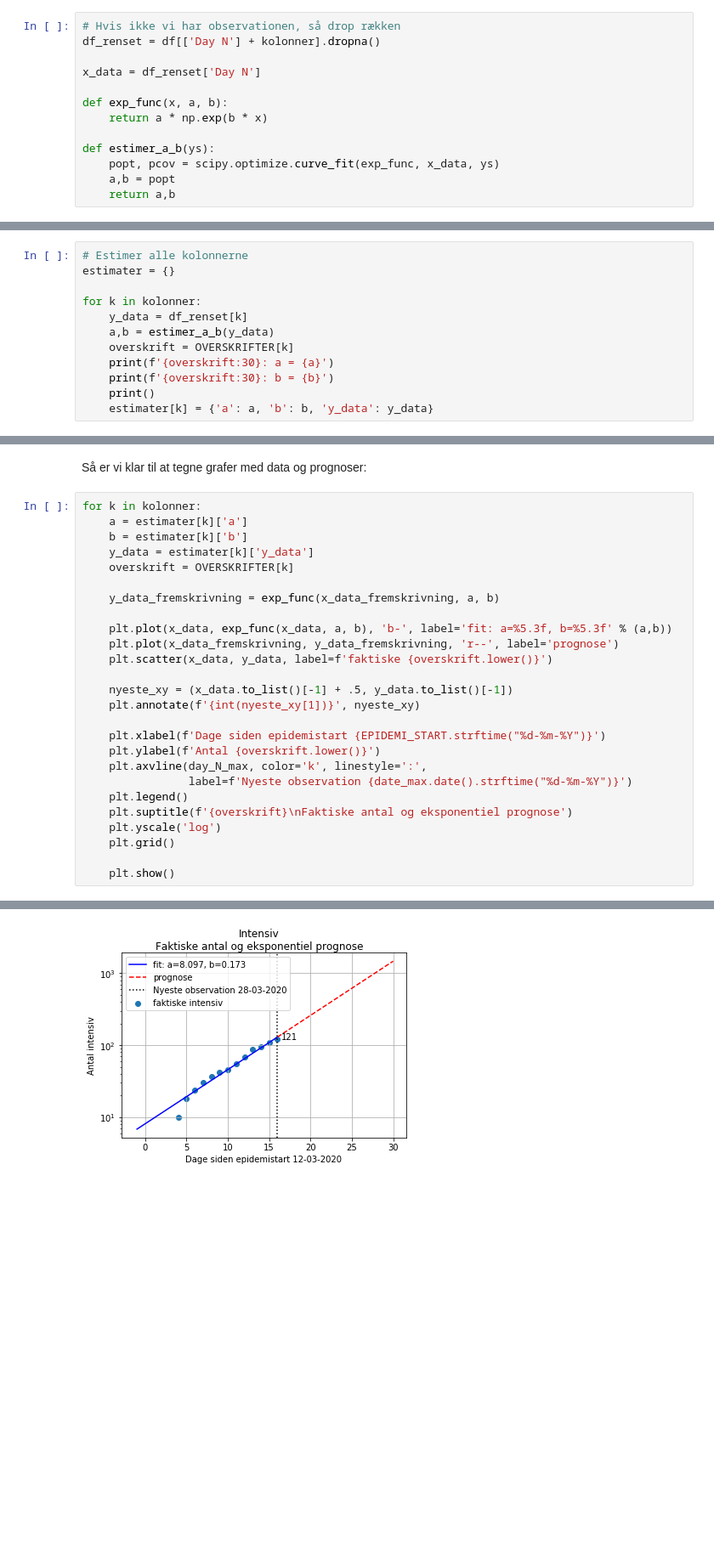
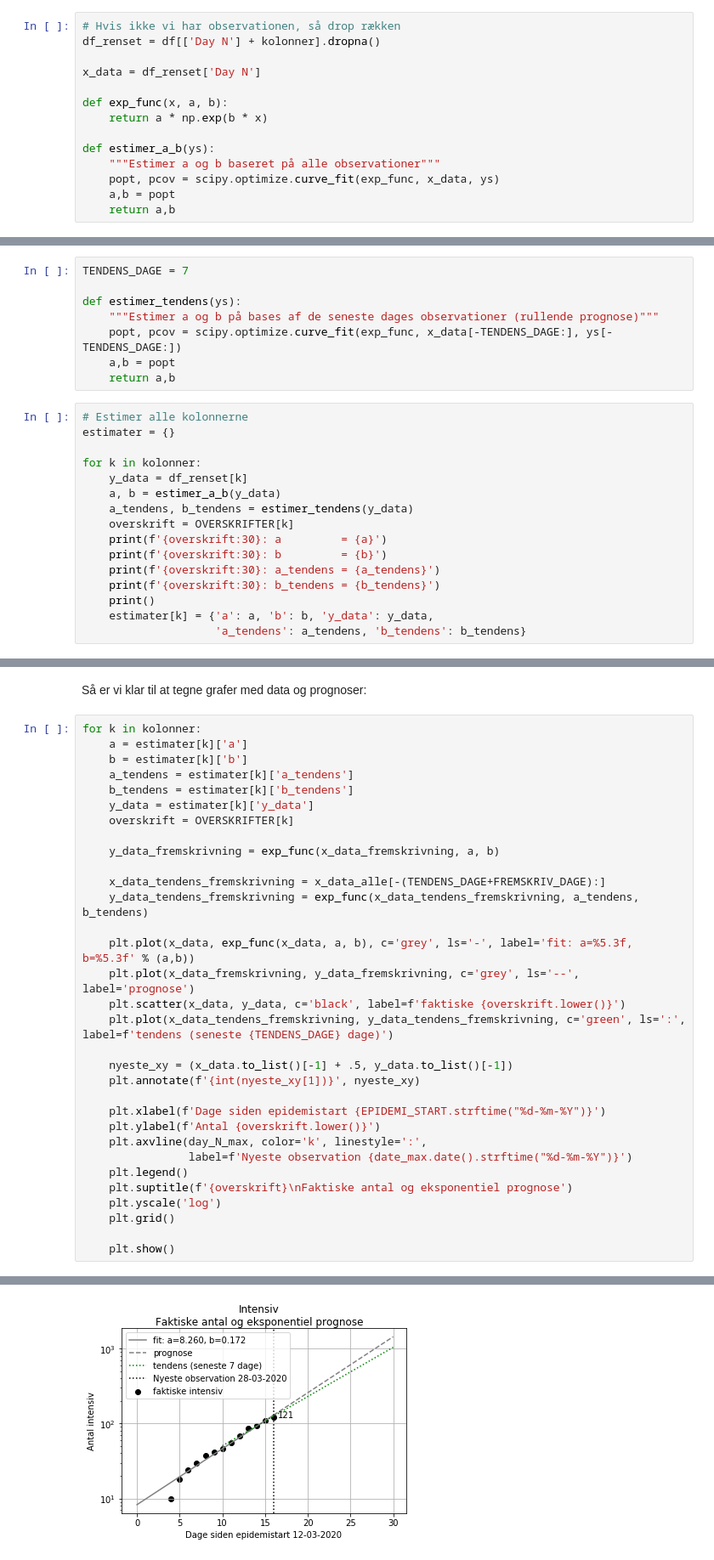
Before and after one commit to covid-19-sim/covid-19-dk, a Jupyter notebook: prognoser/eksponentiel_prognose.ipynb, the cells around one changed output, grey strips where cells are left out. Shown at 85% size. Cells and saved outputs as stored; diff of their text form; blank space fills up the shorter version.

Commit message:
Tilføj tendens med fit til seneste 7 dages data

```diff
--- a/prognoser/eksponentiel_prognose.ipynb
+++ b/prognoser/eksponentiel_prognose.ipynb
@@ -102,6 +102,7 @@ def exp_func(x, a, b):
     return a * np.exp(b * x)
 
 def estimer_a_b(ys):
+    """Estimer a og b baseret på alle observationer"""
     popt, pcov = scipy.optimize.curve_fit(exp_func, x_data, ys)
     a,b = popt
     return a,b
@@ -108,13 +112,25 @@ def estimer_a_b(ys):
+# %%
+TENDENS_DAGE = 7
+
+def estimer_tendens(ys):
+    """Estimer a og b på bases af de seneste dages observationer (rullende prognose)"""
+    popt, pcov = scipy.optimize.curve_fit(exp_func, x_data[-TENDENS_DAGE:], ys[-TENDENS_DAGE:])
+    a,b = popt
+    return a,b
 # %%
 # Estimer alle kolonnerne
 estimater = {}
 
 for k in kolonner:
     y_data = df_renset[k]
-    a,b = estimer_a_b(y_data)
+    a, b = estimer_a_b(y_data)
+    a_tendens, b_tendens = estimer_tendens(y_data)
     overskrift = OVERSKRIFTER[k]
-    print(f'{overskrift:30}: a = {a}')
-    print(f'{overskrift:30}: b = {b}')
+    print(f'{overskrift:30}: a         = {a}')
+    print(f'{overskrift:30}: b         = {b}')
+    print(f'{overskrift:30}: a_tendens = {a_tendens}')
+    print(f'{overskrift:30}: b_tendens = {b_tendens}')
     print()
-    estimater[k] = {'a': a, 'b': b, 'y_data': y_data}
+    estimater[k] = {'a': a, 'b': b, 'y_data': y_data,
+                    'a_tendens': a_tendens, 'b_tendens': b_tendens}
 # %% [output]
@@ -155,14 +179,20 @@ Så er vi klar til at tegne grafer med data og prognoser:
 for k in kolonner:
     a = estimater[k]['a']
     b = estimater[k]['b']
+    a_tendens = estimater[k]['a_tendens']
+    b_tendens = estimater[k]['b_tendens']
     y_data = estimater[k]['y_data']
     overskrift = OVERSKRIFTER[k]
 
     y_data_fremskrivning = exp_func(x_data_fremskrivning, a, b)
 
-    plt.plot(x_data, exp_func(x_data, a, b), 'b-', label='fit: a=%5.3f, b=%5.3f' % (a,b))
-    plt.plot(x_data_fremskrivning, y_data_fremskrivning, 'r--', label='prognose')
-    plt.scatter(x_data, y_data, label=f'faktiske {overskrift.lower()}')
+    x_data_tendens_fremskrivning = x_data_alle[-(TENDENS_DAGE+FREMSKRIV_DAGE):]
+    y_data_tendens_fremskrivning = exp_func(x_data_tendens_fremskrivning, a_tendens, b_tendens)
+
+    plt.plot(x_data, exp_func(x_data, a, b), c='grey', ls='-', label='fit: a=%5.3f, b=%5.3f' % (a,b))
+    plt.plot(x_data_fremskrivning, y_data_fremskrivning, c='grey', ls='--', label='prognose')
+    plt.scatter(x_data, y_data, c='black', label=f'faktiske {overskrift.lower()}')
+    plt.plot(x_data_tendens_fremskrivning, y_data_tendens_fremskrivning, c='green', ls=':', label=f'tendens (seneste {TENDENS_DAGE} dage)')
 
     nyeste_xy = (x_data.to_list()[-1] + .5, y_data.to_list()[-1])
     plt.annotate(f'{int(nyeste_xy[1])}', nyeste_xy)
@@ -182 +212 @@ for k in kolonner:
-[figure, old version]
+[figure, new version]
```
Also changed, not shown: parts of 5 cells of this notebook.
